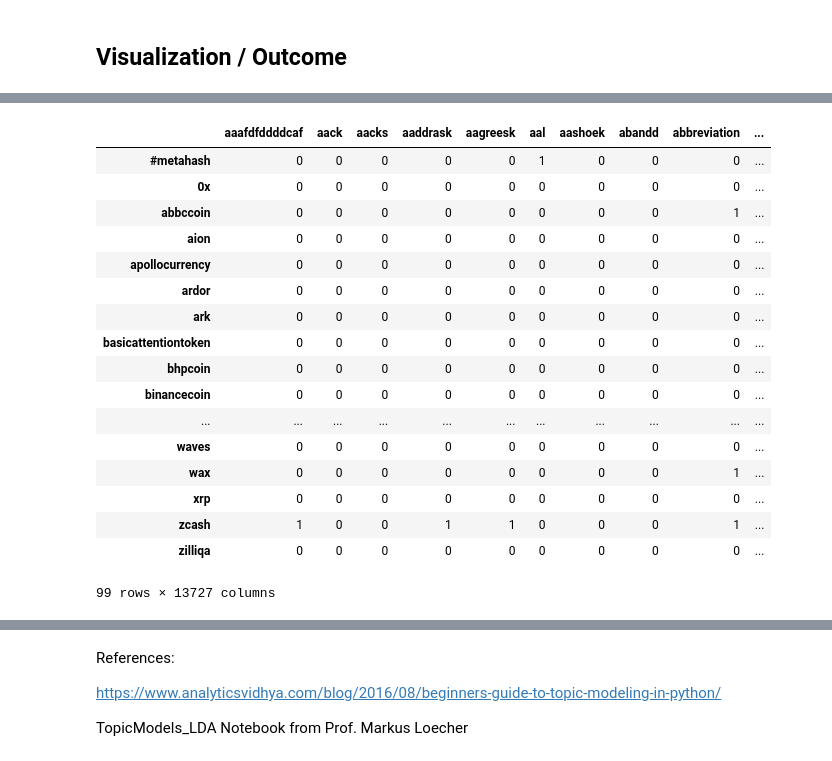
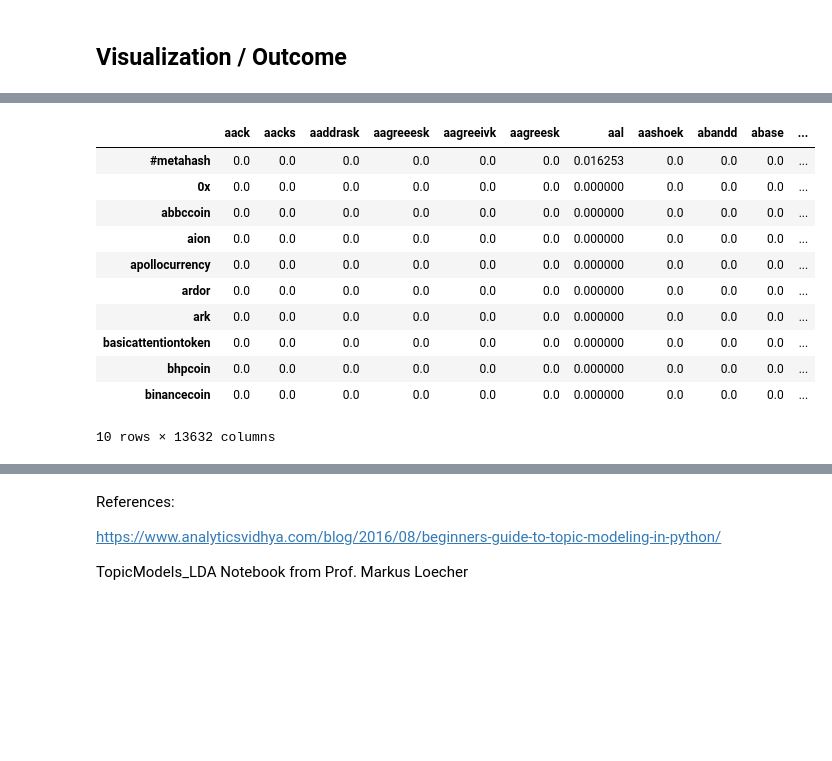
Before and after one commit to luisdiegocm/HWR_DataScience_Project, a Jupyter notebook: notebooks/4- Topic Modeling.ipynb, the cells around one changed output, grey strips where cells are left out. Cells and saved outputs as stored; diff of their text form; code cells hidden in the pictures; blank space fills up the shorter version.

```diff
--- a/notebooks/4- Topic Modeling.ipynb
+++ b/notebooks/4- Topic Modeling.ipynb
@@ -213,3 +258,4 @@ corpus = matutils.Sparse2Corpus(sparse_docs)
 # %%
 #Creating term dictionary of our corpus, where every unique term is assigned an index
 id2word = dict((v, k) for k, v in cv.vocabulary_.items())
+id2word_tfidf = dict((v, k) for k, v in tv.vocabulary_.items())
@@ -250,0 +304,13 @@ lda.print_topics()
+# %%
+#lda with tfidfvectorizer
+lda_tfidf = gensim.models.ldamodel.LdaModel(corpus=corpus_tfidf,
+                                           id2word=id2word_tfidf,
+                                           num_topics=5,
+                                           random_state=42,
+                                           update_every=1,
+                                           chunksize=2000,
+                                           passes=20,
+                                           alpha='symmetric',
+                                           iterations=100,
+                                           per_word_topics=True)
+lda_tfidf.print_topics()
@@ -267,7 +344,7 @@ cloud = WordCloud(stopwords=stop_words,
                   color_func=lambda *args, **kwargs: cols[i],
                   prefer_horizontal=1.0)
 
-topics = lda.show_topics(formatted=False)
+topics = lda_tfidf.show_topics(formatted=False)
 
 fig, axes = plt.subplots(2, 2, figsize=(15,15), sharex=True, sharey=True, dpi = 70)
 
@@ -290,6 +367,6 @@ plt.show()
 # %%
 from collections import Counter
-topics = lda.show_topics(formatted=False)
+topics = lda_tfidf.show_topics(formatted=False)
 data_flat = [w for w_list in corpus for w in w_list]
 counter = Counter(data_flat)
 
@@ -343,34 +420,28 @@ data_nouns = pd.DataFrame(data_clean.whitepapers.apply(nouns))
 # %%
 #Adding more stopwords
 from sklearn.feature_extraction import text
 add_stop_words = ['tokens', 'token', 'blockchain', 'transactions', 'transaction', 'node', 'nodes', 'smart', 'public', 'price', 'payment', 'block', 'chain', 'users', 'user', 'data', 'exchange']
 stop_words = text.ENGLISH_STOP_WORDS.union(add_stop_words)
 
 # Recreate a document-term matrix with only nouns
-cvn = CountVectorizer(stop_words=stop_words)
-data_cvn = cvn.fit_transform(data_nouns.whitepapers)
-data_dtmn = pd.DataFrame(data_cvn.toarray(), columns=cvn.get_feature_names())
+tvn = TfidfVectorizer(stop_words=stop_words)
+data_tvn = tvn.fit_transform(data_nouns.whitepapers)
+data_dtmn = pd.DataFrame(data_tvn.toarray(), columns=tvn.get_feature_names())
 data_dtmn.index = data_nouns.index
-data_dtmn
+data_dtmn.head(10)
 # %% [output]
-|  | aaafdfddddcaf | aack | aacks | aaddrask | aagreesk | aal | aashoek | abandd | abbreviation | ... |
-| #metahash | 0 | 0 | 0 | 0 | 0 | 1 | 0 | 0 | 0 | ... |
-| 0x | 0 | 0 | 0 | 0 | 0 | 0 | 0 | 0 | 0 | ... |
-| abbccoin | 0 | 0 | 0 | 0 | 0 | 0 | 0 | 0 | 1 | ... |
-| aion | 0 | 0 | 0 | 0 | 0 | 0 | 0 | 0 | 0 | ... |
-| apollocurrency | 0 | 0 | 0 | 0 | 0 | 0 | 0 | 0 | 0 | ... |
-| ardor | 0 | 0 | 0 | 0 | 0 | 0 | 0 | 0 | 0 | ... |
-| ark | 0 | 0 | 0 | 0 | 0 | 0 | 0 | 0 | 0 | ... |
-| basicattentiontoken | 0 | 0 | 0 | 0 | 0 | 0 | 0 | 0 | 0 | ... |
-| bhpcoin | 0 | 0 | 0 | 0 | 0 | 0 | 0 | 0 | 0 | ... |
-| binancecoin | 0 | 0 | 0 | 0 | 0 | 0 | 0 | 0 | 0 | ... |
-| ... | ... | ... | ... | ... | ... | ... | ... | ... | ... | ... |
-| waves | 0 | 0 | 0 | 0 | 0 | 0 | 0 | 0 | 0 | ... |
-| wax | 0 | 0 | 0 | 0 | 0 | 0 | 0 | 0 | 1 | ... |
-| xrp | 0 | 0 | 0 | 0 | 0 | 0 | 0 | 0 | 0 | ... |
-| zcash | 1 | 0 | 0 | 1 | 1 | 0 | 0 | 0 | 1 | ... |
-| zilliqa | 0 | 0 | 0 | 0 | 0 | 0 | 0 | 0 | 0 | ... |
+|  | aack | aacks | aaddrask | aagreeesk | aagreeivk | aagreesk | aal | aashoek | abandd | abase | ... |
+| #metahash | 0.0 | 0.0 | 0.0 | 0.0 | 0.0 | 0.0 | 0.016253 | 0.0 | 0.0 | 0.0 | ... |
+| 0x | 0.0 | 0.0 | 0.0 | 0.0 | 0.0 | 0.0 | 0.000000 | 0.0 | 0.0 | 0.0 | ... |
+| abbccoin | 0.0 | 0.0 | 0.0 | 0.0 | 0.0 | 0.0 | 0.000000 | 0.0 | 0.0 | 0.0 | ... |
+| aion | 0.0 | 0.0 | 0.0 | 0.0 | 0.0 | 0.0 | 0.000000 | 0.0 | 0.0 | 0.0 | ... |
+| apollocurrency | 0.0 | 0.0 | 0.0 | 0.0 | 0.0 | 0.0 | 0.000000 | 0.0 | 0.0 | 0.0 | ... |
+| ardor | 0.0 | 0.0 | 0.0 | 0.0 | 0.0 | 0.0 | 0.000000 | 0.0 | 0.0 | 0.0 | ... |
+| ark | 0.0 | 0.0 | 0.0 | 0.0 | 0.0 | 0.0 | 0.000000 | 0.0 | 0.0 | 0.0 | ... |
+| basicattentiontoken | 0.0 | 0.0 | 0.0 | 0.0 | 0.0 | 0.0 | 0.000000 | 0.0 | 0.0 | 0.0 | ... |
+| bhpcoin | 0.0 | 0.0 | 0.0 | 0.0 | 0.0 | 0.0 | 0.000000 | 0.0 | 0.0 | 0.0 | ... |
+| binancecoin | 0.0 | 0.0 | 0.0 | 0.0 | 0.0 | 0.0 | 0.000000 | 0.0 | 0.0 | 0.0 | ... |
-99 rows × 13727 columns
+10 rows × 13632 columns
 # %%
 # Create the gensim corpus
 corpusn = matutils.Sparse2Corpus(scipy.sparse.csr_matrix(data_dtmn.transpose()))
```
Also changed, not shown: parts of 28 cells of this notebook.
